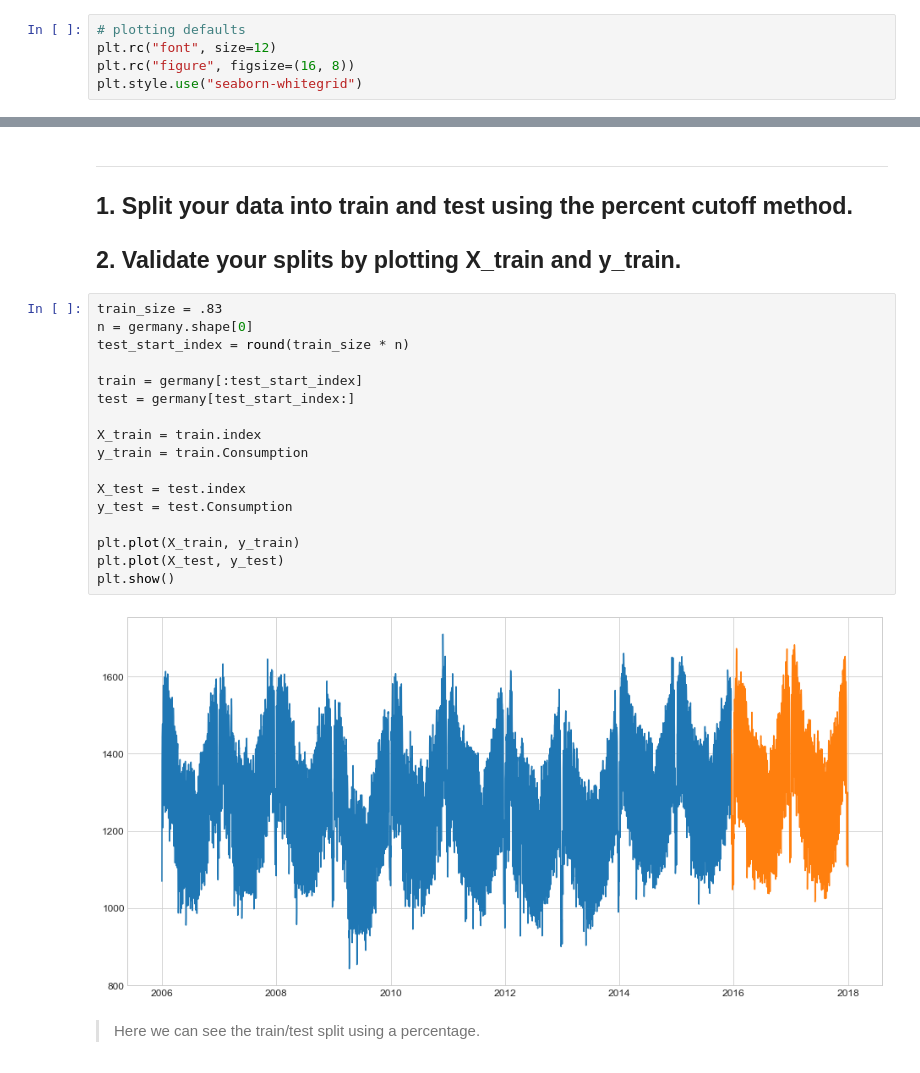
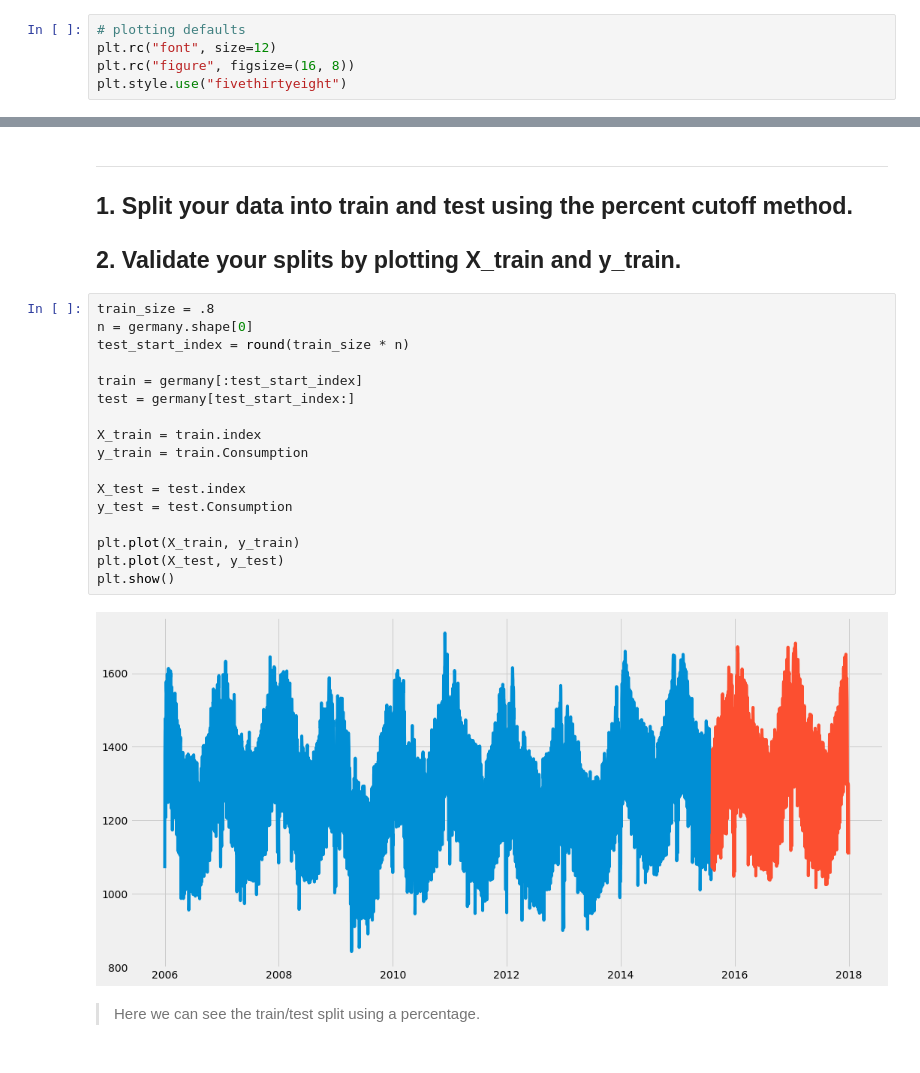
Before and after one commit to aleclhartman/ds-methodologies-exercises, a Jupyter notebook: time_series/explore.ipynb, the cells around one changed output, grey strips where cells are left out. Drawn from its saved outputs; the diff is of its cells as text.

```diff
--- a/time_series/explore.ipynb
+++ b/time_series/explore.ipynb
@@ -20,7 +20,7 @@ import prepare as pr
 # plotting defaults
 plt.rc("font", size=12)
 plt.rc("figure", figsize=(16, 8))
-plt.style.use("seaborn-whitegrid")
+plt.style.use("fivethirtyeight")
 # %% [markdown]
 ---
 **Using your store items data you prepped in lesson 2 exercises:**
@@ -205,24 +292,24 @@ germany
 
 ## 2. Validate your splits by plotting X_train and y_train.
 # %%
-train_size = .83
+train_size = .8
 n = germany.shape[0]
 test_start_index = round(train_size * n)
 
 train = germany[:test_start_index]
 test = germany[test_start_index:]
 
 X_train = train.index
 y_train = train.Consumption
 
 X_test = test.index
 y_test = test.Consumption
 
 plt.plot(X_train, y_train)
 plt.plot(X_test, y_test)
 plt.show()
 # %% [output]
-[figure, old version]
+[figure, new version]
 # %% [markdown]
 > Here we can see the train/test split using a percentage.
 # %% [markdown]
```
Also changed, not shown: parts of 24 cells of this notebook, 1 other file.
